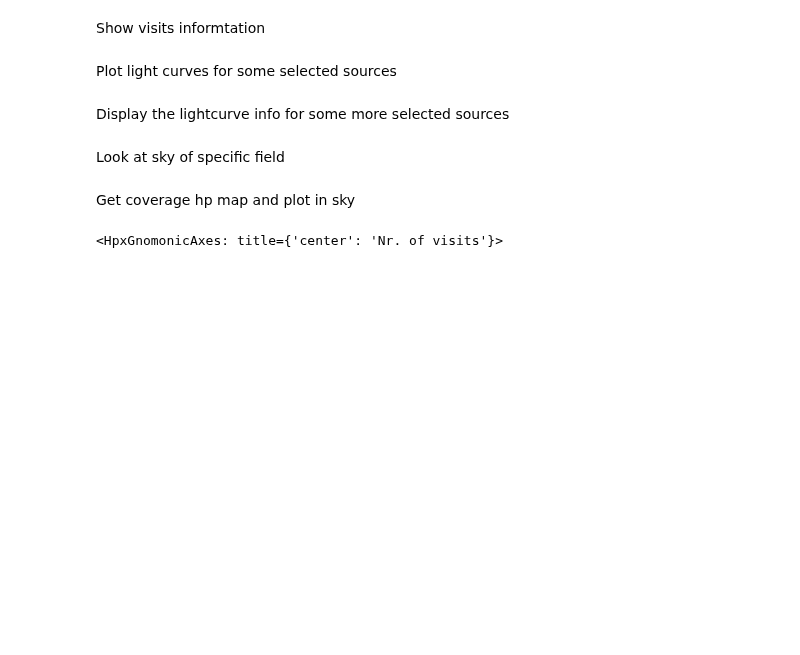
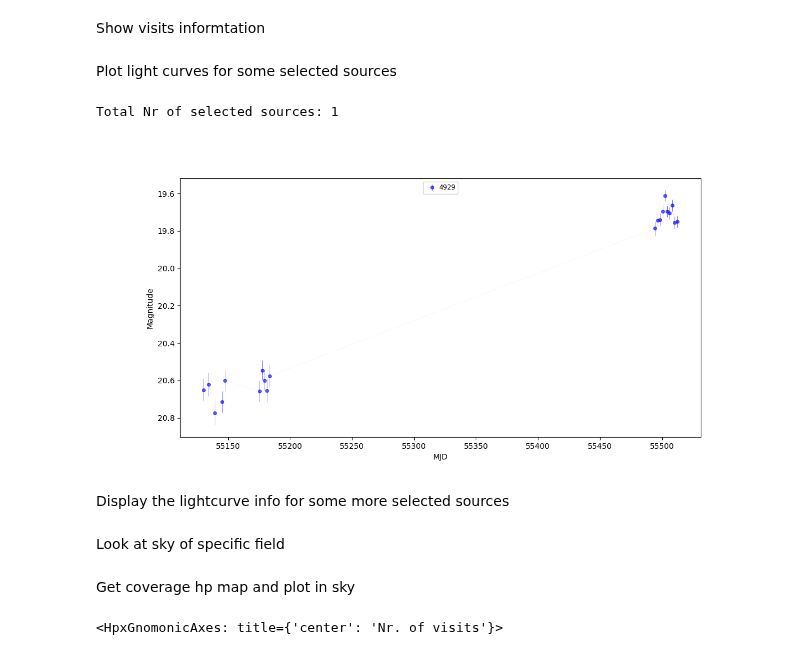
Before and after one commit to rbuehler/vasca, a Jupyter notebook: vasca/examples/vasca_pipe_result_analysis.ipynb, the cells around one changed output. Cells and saved outputs as stored; diff of their text form; code cells hidden in the pictures; blank space fills up the shorter version.

```diff
--- a/vasca/examples/vasca_pipe_result_analysis.ipynb
+++ b/vasca/examples/vasca_pipe_result_analysis.ipynb
@@ -45,18 +43,21 @@ Show visits informtation
 # %% [markdown]
 Plot light curves for some selected sources
 # %%
-plot_lc = False
+plot_lc = True
 if plot_lc:
     sel_lc_ul_weight = rg.tt_sources["ul_weight"]>2
     sel_lc_cpval = rg.tt_sources["flux_cpval"]<1e-6
     sel_lc_dmaxsig = rg.tt_sources["mag_dmax_sig"]>15
     sel_lc = sel_lc_dmaxsig*sel_lc_cpval
     print("Total Nr of selected sources:",sel_lc.sum())
     show_nr = 5
     rg_src_ids = rg.tt_sources[sel_lc]["rg_src_id"][0:show_nr]
     fig_lc = plt.figure(figsize=(12, 6))
     vvis.plot_light_curve(rg,rg_src_ids=rg_src_ids)
     rg.tt_sources[sel_lc][0:show_nr].show_in_notebook()
+# %% [output]
+Total Nr of selected sources: 1
+[figure, added]
 # %% [markdown]
 Display the lightcurve info for some more selected sources
 # %% [markdown]
```
Also changed, not shown: parts of 8 cells of this notebook, 3 other files.
